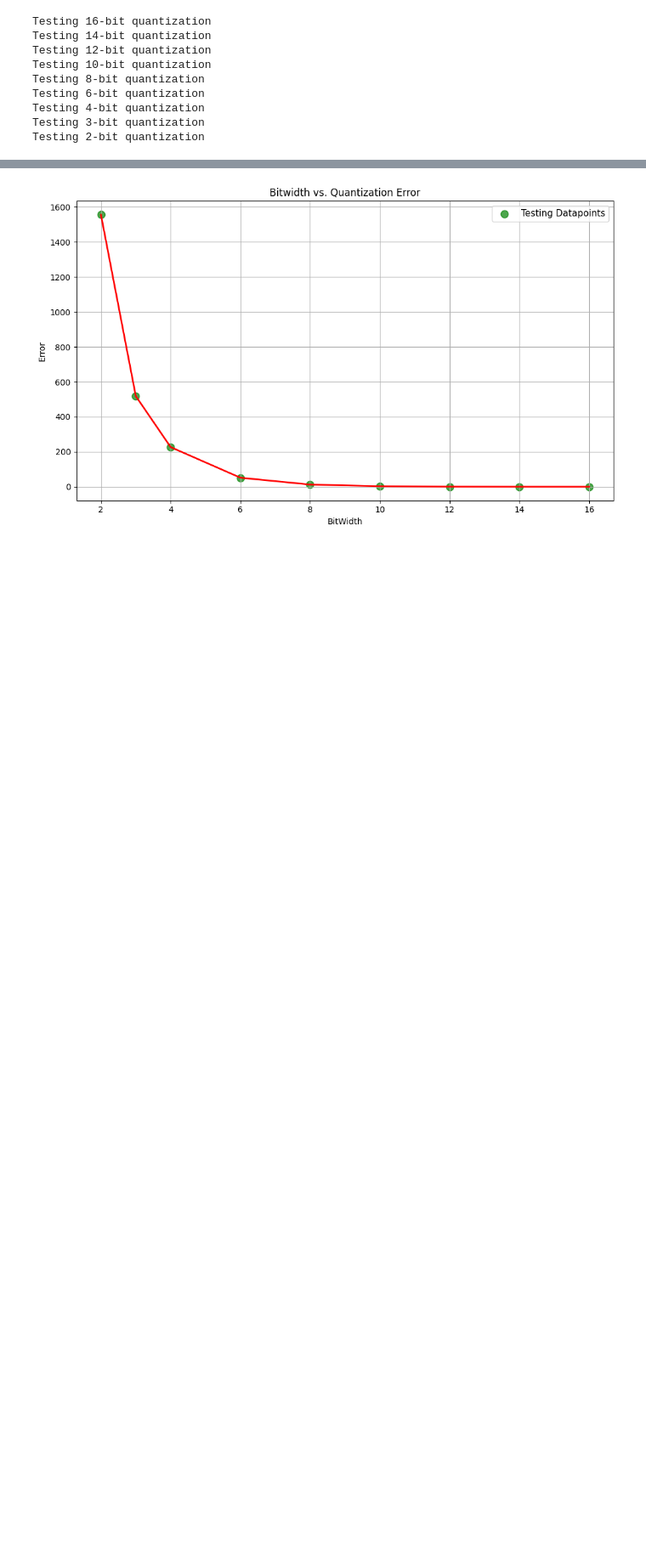
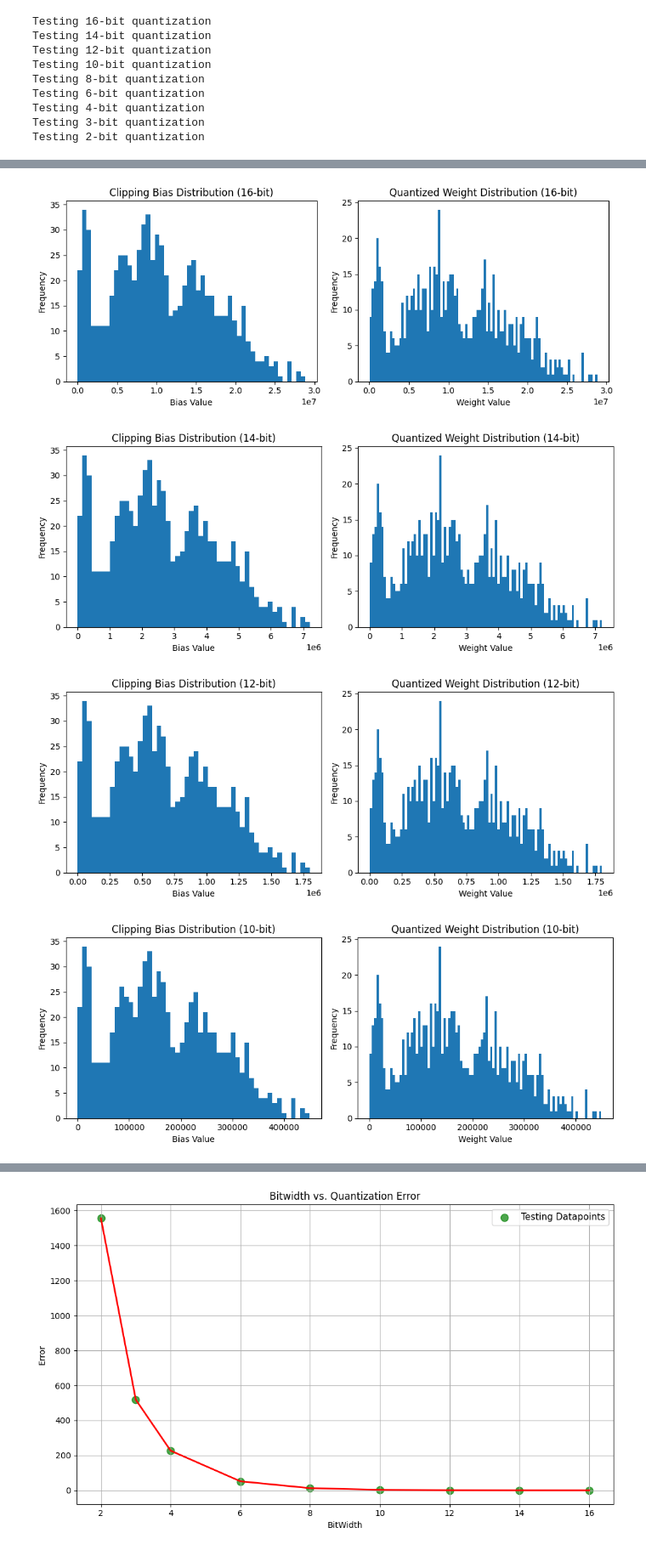
Before and after one commit to ckeegan12/Resnet20, a Jupyter notebook: lib/AdderNet/main.ipynb, the cells around one changed output, grey strips where cells are left out. Shown at 85% size. Cells and saved outputs as stored; diff of their text form; code cells hidden in the pictures; blank space fills up the shorter version.

```diff
--- a/lib/AdderNet/main.ipynb
+++ b/lib/AdderNet/main.ipynb
@@ -360,0 +472,29 @@ Testing 2-bit quantization AdderNet2.0
+# %%
+for bits in clipped_bias_dict.keys():
+    # Plot bias distribution for this bit width
+    all_biases = torch.cat([v.flatten() for v in clipped_bias_dict[bits].values()]).cpu().numpy()
+
+    # Plot weight distribution for this bit width
+    all_weights = torch.cat([v.flatten() for v in clipped_weight_dict[bits].values()]).cpu().numpy()
+
+    plt.figure(figsize=(10, 4))
+
+    plt.subplot(1, 2, 1)
+    plt.hist(all_biases, bins=50)
+    plt.title(f'Clipping Bias Distribution ({bits}-bit)')
+    plt.xlabel('Bias Value')
+    plt.ylabel('Frequency')
+
+    plt.subplot(1, 2, 2)
+    plt.hist(all_weights, bins=100)
+    plt.title(f'Quantized Weight Distribution ({bits}-bit)')
+    plt.xlabel('Weight Value')
+    plt.ylabel('Frequency')
+
+    plt.tight_layout()
+    plt.show()
+# %% [output]
+[figure, added]
+[figure, added]
+[figure, added]
+[figure, added]
```
Also changed, not shown: parts of 8 cells of this notebook.
